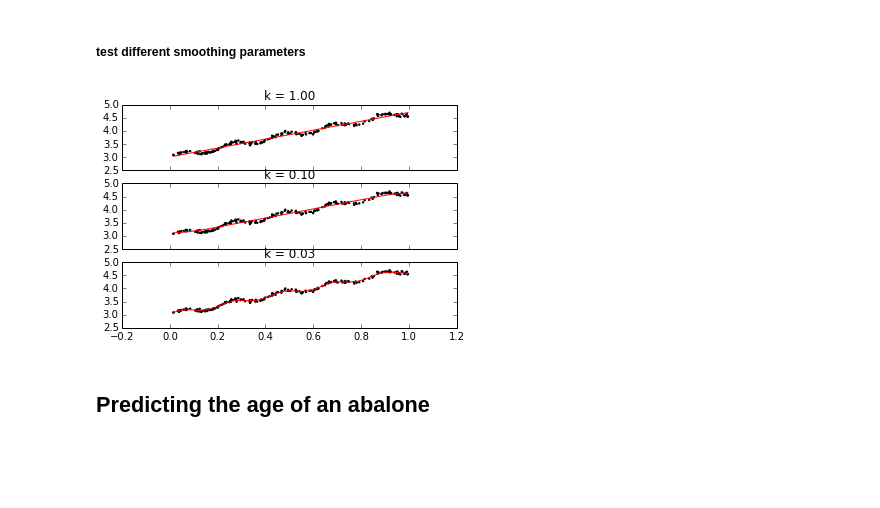
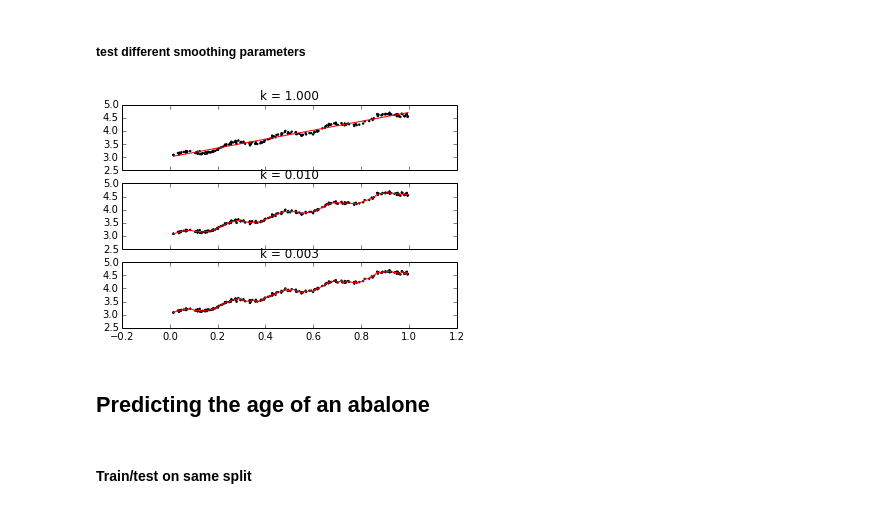
Before and after one commit to dejori/this-and-that, a Jupyter notebook: ml-in-action/ch08/regression.ipynb, the cells around one changed output. Saved outputs shown, nothing was run; the diff lists cells and outputs as text; code cells hidden in the pictures; blank space fills up the shorter version.

```diff
--- a/ml-in-action/ch08/regression.ipynb
+++ b/ml-in-action/ch08/regression.ipynb
@@ -78,25 +78,27 @@ def lwlrTest(testArr,xArr,yArr,k=1.0):
 # %% [markdown]
 ##### test different smoothing parameters
 # %%
-ks = [1,0.1,0.03]
+ks = [1,0.01,0.003]
 f, ax = plt.subplots(3, sharex=True)
 
 for idx, k in enumerate(ks):
     ax[idx].scatter(xMat[:,1].flatten().A[0], mat(yArr).T.flatten().A[0] , s=2)
     yHat = lwlrTest(xArr, xArr, yArr,k)
     xMat=mat(xArr)
     srtInd = xMat[:,1].argsort(0)
     xSort=xMat[srtInd][:,0,:]
     ax[idx].plot(xSort[:,1].flatten().A[0],yHat[srtInd],'r')
-    ax[idx].set_title('k = %0.2f' % k)
+    ax[idx].set_title('k = %0.3f' % k)
 plt.show()
 # %% [output]
-[figure, old version]
+[figure, new version]
 # %% [markdown]
 ## Predicting the age of an abalone
 # %%
 def rssError(yArr,yHatArr):
     return ((yArr-yHatArr)**2).sum()
+# %% [markdown]
+#### Train/test on same split
 # %%
 abX,abY=loadDataSet('data/abalone.txt')
 
```
Also changed, not shown: parts of 3 cells of this notebook.
